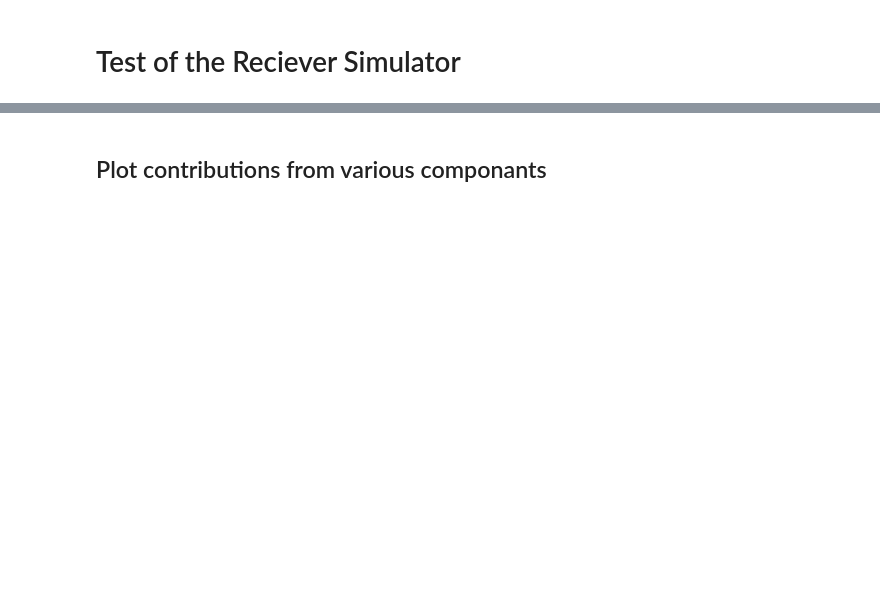
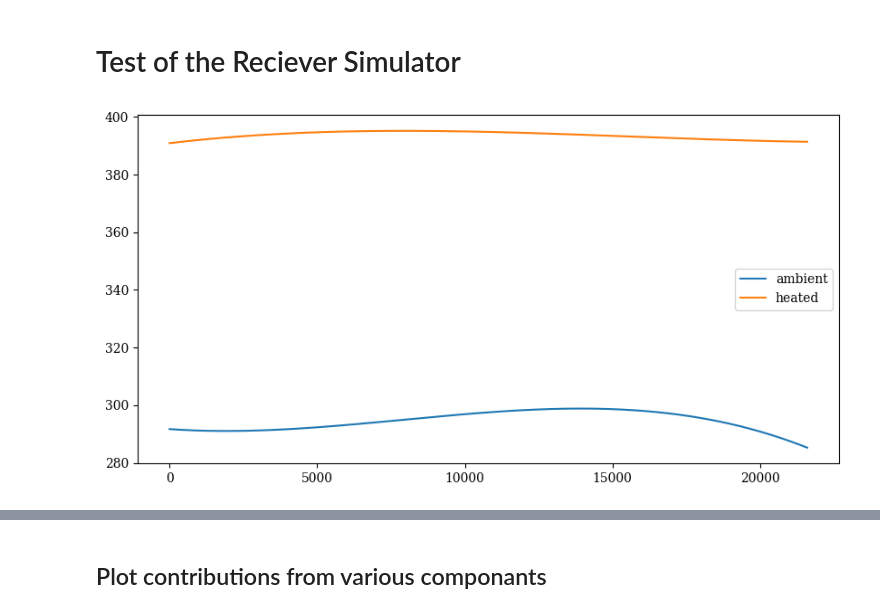
Before and after one commit to RHINO-Experiment/rhino-cal, a Jupyter notebook: simulation_testing.ipynb, the cells around one changed output, grey strips where cells are left out. Saved outputs shown, nothing was run; the diff lists cells and outputs as text; code cells hidden in the pictures; blank space fills up the shorter version.

```diff
--- a/simulation_testing.ipynb
+++ b/simulation_testing.ipynb
@@ -16,6 +16,29 @@ plt.rcParams["figure.figsize"] = (10, 5)
 plt.rcParams.update({
     "font.family": "serif"
 })
+# %%
+# generate physical temperatures and drifts
+#--------
+# add here
+ambient_rms = 3
+heated_rms = 1
+drift_order = 4
+
+ambient_coeffs = ambient_rms * np.random.randn(drift_order)
+ambient_coeffs[0] = 293
+heated_coeffs = heated_rms * np.random.randn(drift_order)
+heated_coeffs[0] = 293+100
+n_times = 3600
+xx = np.linspace(-1, 1, n_times)
+times = np.linspace(0, 6*3600, n_times)
+ambient_temps = np.polynomial.chebyshev.Chebyshev(ambient_coeffs)(xx)
+heated_temps = np.polynomial.chebyshev.Chebyshev(heated_coeffs)(xx)
+plt.plot(times, ambient_temps, label='ambient')
+plt.plot(times, heated_temps, label='heated')
+plt.legend()
+plt.show()
+# %% [output]
+[figure, added]
 # %%
 test_receiver = Receiver(
     gamma_rec_s2p_path='/Users/user/Desktop/RHINO/new_daq/VNA_Measurements_John/RecBlock/RecBlockSDR0.s2p',
```
Also changed, not shown: parts of 11 cells of this notebook, 2 other files.
